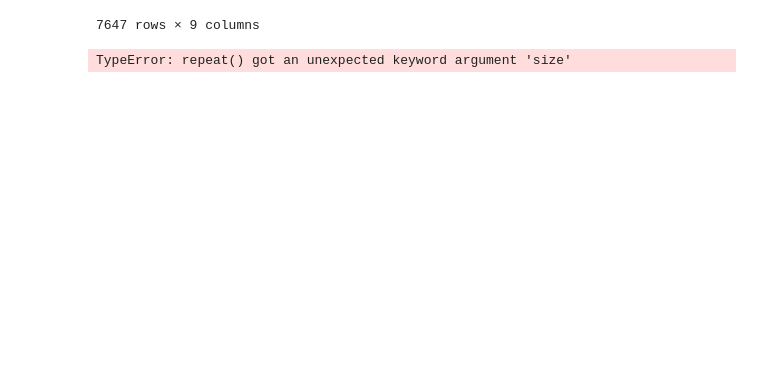
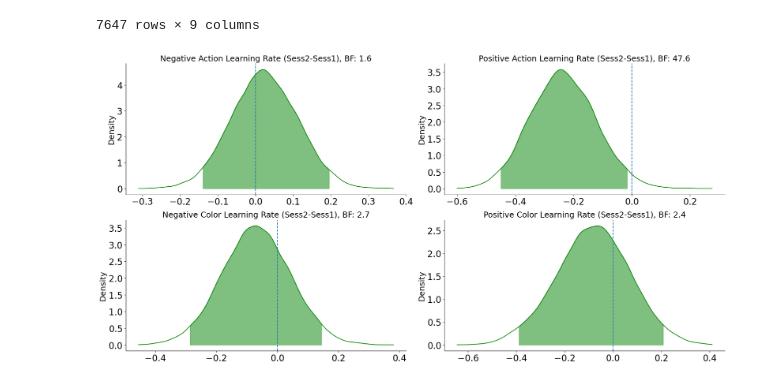
Before and after one commit to AGhaderi/ActStimRL, a Jupyter notebook: Model/run_models/hier/HC_session_effect/HierRL_model_checking.ipynb, the cells around one changed output. Drawn from its saved outputs; the diff is of its cells as text; code cells hidden in the pictures; blank space fills up the shorter version.

Commit message:
medication effect dual hier

```diff
--- a/Model/run_models/hier/HC_session_effect/HierRL_model_checking.ipynb
+++ b/Model/run_models/hier/HC_session_effect/HierRL_model_checking.ipynb
@@ -15,8 +15,9 @@ from scipy import stats
 # Medication effect over Parkinsdon's disease
 partcipant_group = 'HC'
 # number of models
-n_models =  3
-list_model = ['HierRL_twoLR_Act_Clr_model1', 'HierRL_oneLR_Act_Clr_model1', 'HierRL_dual_twoLR_Act_Clr_model1']
+n_models =  4
+list_model = ['HierRL_twoLR_Act_Clr_model1', 'HierRL_oneLR_Act_Clr_model1',
+              'HierRL_dual_twoLR_Act_Clr_model1', 'HierRL_NotWeight_twoLR_Act_Clr_model1']
 # declare waice variable
 log_waic_models = np.zeros(n_models)
 log_lppd_models = np.zeros(n_models)
@@ -85,7 +72,3 @@ az.summary(fit)
 | transfer_hier_sensitivity_mu[1, 0] | 0.039 | 0.005 | 0.031 | 0.049 | 0.000 | 0.000 | 7140.0 | 10815.0 | 1.0 |
 | transfer_hier_sensitivity_mu[1, 1] | 0.045 | 0.006 | 0.035 | 0.056 | 0.000 | 0.000 | 7361.0 | 10180.0 | 1.0 |
 7647 rows × 9 columns
-# %%
-np.repeat(.5, size=0)
-# %% [output]
-TypeError: repeat() got an unexpected keyword argument 'size'
@@ -91,0 +93,64 @@ TypeError: repeat() got an unexpected keyword argument 'size'
+# %%
+# Extracting posterior distributions for each of four main unkhown parameters
+alphaAct_pos = fit["transfer_hier_alphaAct_pos_mu"]
+alphaAct_neg = fit["transfer_hier_alphaAct_neg_mu"]
+alphaClr_pos = fit["transfer_hier_alphaClr_pos_mu"]
+alphaClr_neg = fit["transfer_hier_alphaClr_neg_mu"]
+weight = fit["transfer_hier_weight_mu"]
+beta = fit["transfer_hier_sensitivity_mu"]
+# %%
+# Figure of model fit results in two column and two rows
+fig = plt.figure(figsize=(20, 10), tight_layout=True)
+rows = 2
+columns = 2
+
+# Action Learning Rate
+fig.add_subplot(rows, columns, 1)
+plots.plot_posterior(x=alphaAct_neg[1,0] - alphaAct_neg[0,0], xlabel=r'$_{(A)}$', ylabel='Density', show_intervals="BCI", color='green',
+                     trueValue=0)
+i = np.mean((alphaAct_neg[1,0] - alphaAct_neg[0,0])>0)
+bf = i/(1-i)
+plt.title(f'Negative Action Learning Rate (Sess2-Sess1), BF: {round(bf,1)}', fontsize=18)
+plt.ylabel('Density', fontsize=18)
+plt.xlabel('', fontsize=18)
+plt.yticks(fontsize=20)
+plt.xticks(fontsize=20)
+
+# Action Learning Rate
+fig.add_subplot(rows, columns, 2)
+plots.plot_posterior(x=alphaAct_pos[1,0] - alphaAct_pos[0,0], xlabel=r'$_{(A)}$', ylabel='Density', show_intervals="BCI", color='green',
+                     trueValue=0)
+i = np.mean((alphaAct_pos[1,0] - alphaAct_pos[0,0])>0)
+bf = (1-i)/i
+plt.title(f'Positive Action Learning Rate (Sess2-Sess1), BF: {round(bf,1)}', fontsize=18)
+plt.ylabel('Density', fontsize=18)
+plt.xlabel('', fontsize=18)
+plt.yticks(fontsize=20)
+plt.xticks(fontsize=20)
+
+# Color Learning Rate
+fig.add_subplot(rows, columns, 3)
+plots.plot_posterior(x=alphaClr_neg[1,1] - alphaClr_neg[0,1], xlabel=r'$_{(A)}$', ylabel='Density', show_intervals="BCI", color='green',
+                     trueValue=0)
+i = np.mean((alphaClr_neg[1,1] - alphaClr_neg[0,1])>0)
+bf = (1-i)/i
+plt.title(f'Negative Color Learning Rate (Sess2-Sess1), BF: {round(bf,1)}', fontsize=18)
+plt.ylabel('Density', fontsize=18)
+plt.xlabel('', fontsize=18)
+plt.yticks(fontsize=20)
+plt.xticks(fontsize=20)
+
+# Color Learning Rate
+fig.add_subplot(rows, columns, 4)
+plots.plot_posterior(x=alphaClr_pos[1,1] - alphaClr_pos[0,1], xlabel=r'$_{(A)}$', ylabel='Density', show_intervals="BCI", color='green',
+                     trueValue=0)
+i = np.mean((alphaClr_pos[1,1] - alphaClr_pos[0,1])>0)
+bf = (1-i)/i
+plt.title(f'Positive Color Learning Rate (Sess2-Sess1), BF: {round(bf,1)}', fontsize=18)
+plt.ylabel('Density', fontsize=18)
+plt.xlabel('', fontsize=18)
+plt.yticks(fontsize=20)
+plt.xticks(fontsize=20)
+fig.savefig(f'{mainScarch}/realdata/hier/{partcipant_group}/HierRL_dual_twoLR_Act_Clr_model1_differ1.png', dpi=500)
+# %% [output]
+[figure, added]
```
Also changed, not shown: parts of 7 cells of this notebook, 15 other files.
